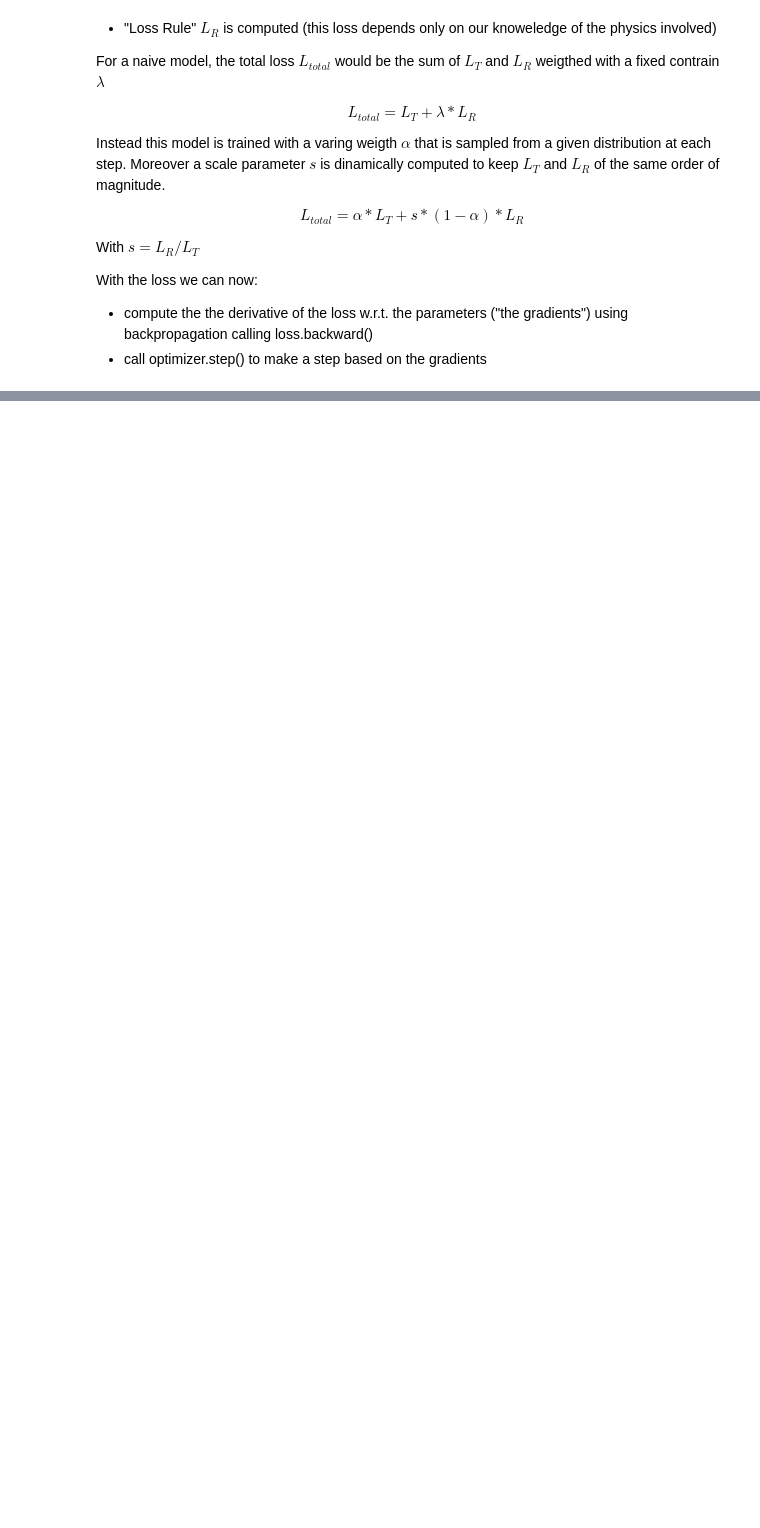
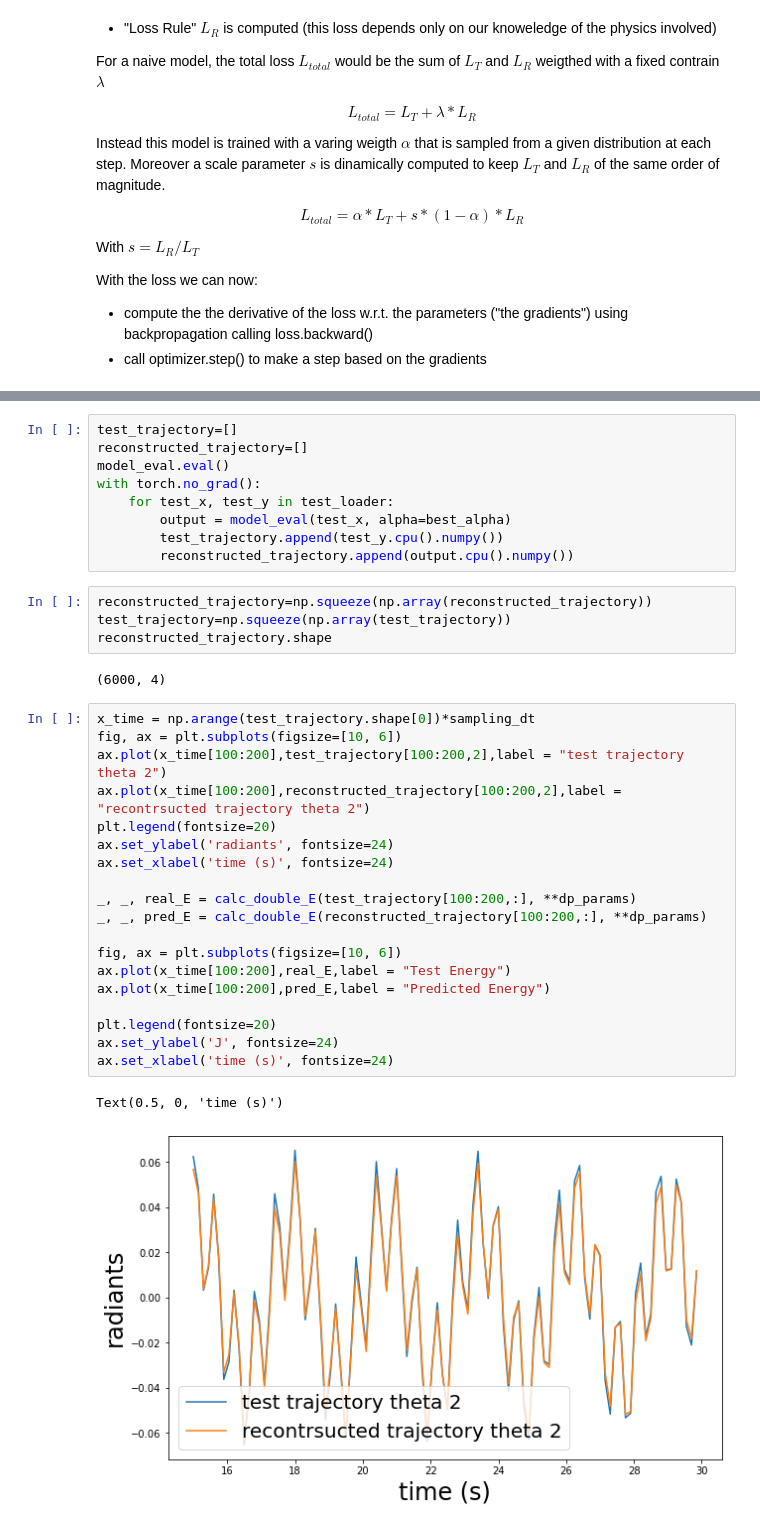
Before and after one commit to pumazzo/controllabledl, a Jupyter notebook: pendulum-system/Esercitazione_1.ipynb, the cells around one changed output, grey strips where cells are left out. Saved outputs shown, nothing was run; the diff lists cells and outputs as text; blank space fills up the shorter version.

```diff
--- a/pendulum-system/Esercitazione_1.ipynb
+++ b/pendulum-system/Esercitazione_1.ipynb
@@ -388,0 +460,37 @@ plt.title("Best apha value for the task",fontsize=20)
+# %%
+test_trajectory=[]
+reconstructed_trajectory=[]
+model_eval.eval()
+with torch.no_grad():
+    for test_x, test_y in test_loader:
+        output = model_eval(test_x, alpha=best_alpha)
+        test_trajectory.append(test_y.cpu().numpy())
+        reconstructed_trajectory.append(output.cpu().numpy())
+# %%
+reconstructed_trajectory=np.squeeze(np.array(reconstructed_trajectory))
+test_trajectory=np.squeeze(np.array(test_trajectory))
+reconstructed_trajectory.shape
+# %% [output]
+(6000, 4)
+# %%
+x_time = np.arange(test_trajectory.shape[0])*sampling_dt
+fig, ax = plt.subplots(figsize=[10, 6])
+ax.plot(x_time[100:200],test_trajectory[100:200,2],label = "test trajectory theta 2")
+ax.plot(x_time[100:200],reconstructed_trajectory[100:200,2],label = "recontrsucted trajectory theta 2")
+plt.legend(fontsize=20)
+ax.set_ylabel('radiants', fontsize=24)
+ax.set_xlabel('time (s)', fontsize=24)
+
+_, _, real_E = calc_double_E(test_trajectory[100:200,:], **dp_params)
+_, _, pred_E = calc_double_E(reconstructed_trajectory[100:200,:], **dp_params)
+
+fig, ax = plt.subplots(figsize=[10, 6])
+ax.plot(x_time[100:200],real_E,label = "Test Energy")
+ax.plot(x_time[100:200],pred_E,label = "Predicted Energy")
+
+plt.legend(fontsize=20)
+ax.set_ylabel('J', fontsize=24)
+ax.set_xlabel('time (s)', fontsize=24)
+# %% [output]
+Text(0.5, 0, 'time (s)')
+[figure, added]
```
Also changed, not shown: parts of 15 cells of this notebook.
